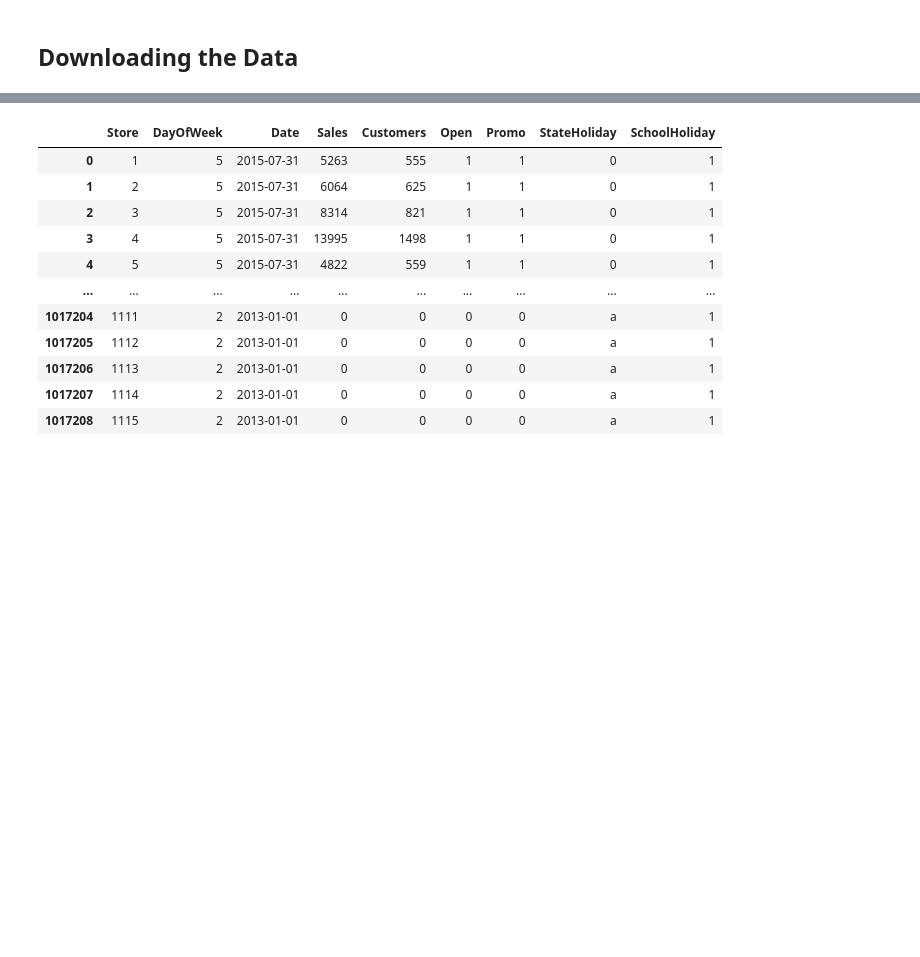
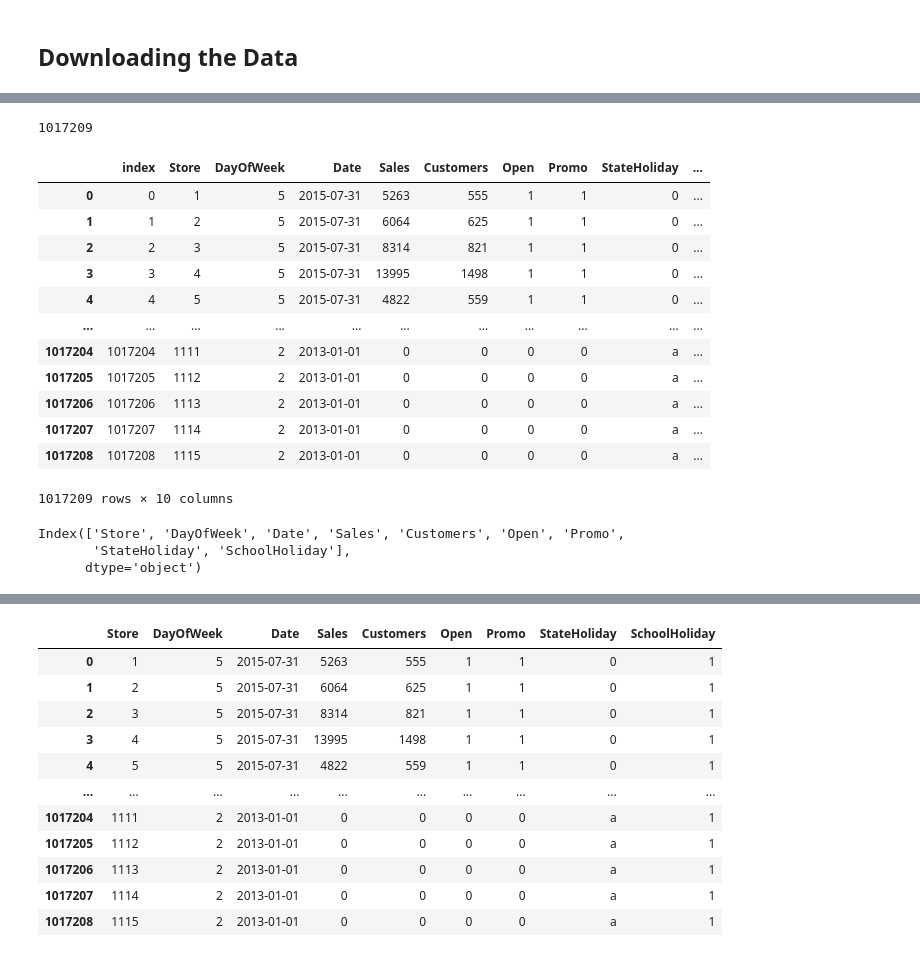
Before and after one commit to niyotham/sales-forecasting, a Jupyter notebook: notebooks/ml_modelings.ipynb, the cells around one changed output, grey strips where cells are left out. Saved outputs shown, nothing was run; the diff lists cells and outputs as text; code cells hidden in the pictures; blank space fills up the shorter version.

```diff
--- a/notebooks/ml_modelings.ipynb
+++ b/notebooks/ml_modelings.ipynb
@@ -43,0 +49,36 @@ test_df = pd.read_csv('../data/test.csv')
+# %%
+from sqlalchemy import create_engine
+connections_path = "mysql+pymysql://root:tham1984%@localhost/Sales"
+engine = create_engine(connections_path)
+# conn = engine.connect()
+ross_df.to_sql('feutures', engine.connect(), if_exists='append')
+# %% [output]
+1017209
+# %%
+# reading from the database and converting to dataframe
+def get_cleaned_sales():
+    with engine.connect() as conn:
+        cleand_df = pd.read_sql_table('feutures', con=conn)
+
+        return cleand_df
+get_cleaned_sales()
+# %% [output]
+|  | index | Store | DayOfWeek | Date | Sales | Customers | Open | Promo | StateHoliday | ... |
+| 0 | 0 | 1 | 5 | 2015-07-31 | 5263 | 555 | 1 | 1 | 0 | ... |
+| 1 | 1 | 2 | 5 | 2015-07-31 | 6064 | 625 | 1 | 1 | 0 | ... |
+| 2 | 2 | 3 | 5 | 2015-07-31 | 8314 | 821 | 1 | 1 | 0 | ... |
+| 3 | 3 | 4 | 5 | 2015-07-31 | 13995 | 1498 | 1 | 1 | 0 | ... |
+| 4 | 4 | 5 | 5 | 2015-07-31 | 4822 | 559 | 1 | 1 | 0 | ... |
+| ... | ... | ... | ... | ... | ... | ... | ... | ... | ... | ... |
+| 1017204 | 1017204 | 1111 | 2 | 2013-01-01 | 0 | 0 | 0 | 0 | a | ... |
+| 1017205 | 1017205 | 1112 | 2 | 2013-01-01 | 0 | 0 | 0 | 0 | a | ... |
+| 1017206 | 1017206 | 1113 | 2 | 2013-01-01 | 0 | 0 | 0 | 0 | a | ... |
+| 1017207 | 1017207 | 1114 | 2 | 2013-01-01 | 0 | 0 | 0 | 0 | a | ... |
+| 1017208 | 1017208 | 1115 | 2 | 2013-01-01 | 0 | 0 | 0 | 0 | a | ... |
+1017209 rows × 10 columns
+# %%
+ross_df.columns
+# %% [output]
+Index(['Store', 'DayOfWeek', 'Date', 'Sales', 'Customers', 'Open', 'Promo',
+       'StateHoliday', 'SchoolHoliday'],
+      dtype='object')
```
Also changed, not shown: parts of 58 cells of this notebook, 8 other files.
